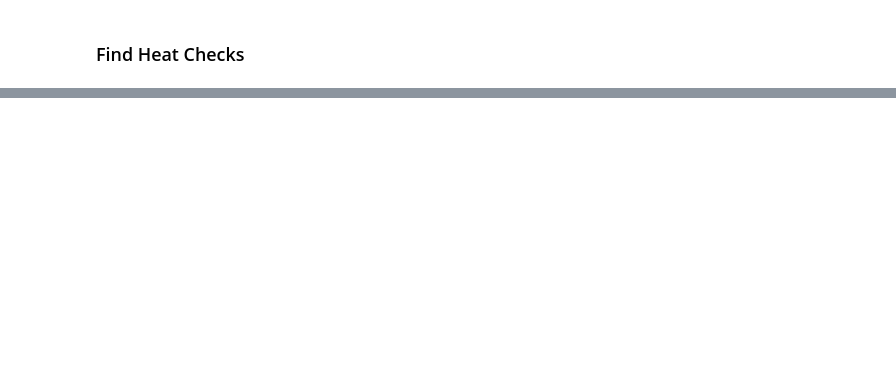
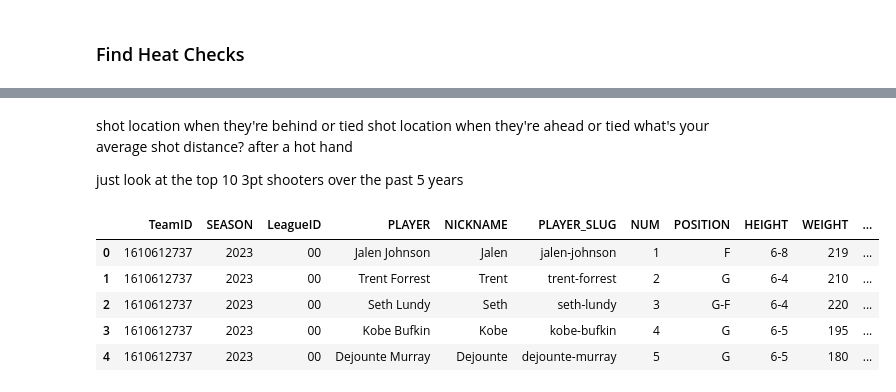
Before and after one commit to tyleryandt18/NBA-shotchart, a Jupyter notebook: src/shotchartSeason.ipynb, the cells around one changed output, grey strips where cells are left out. Cells and saved outputs as stored; diff of their text form; code cells hidden in the pictures; blank space fills up the shorter version.

```diff
--- a/src/shotchartSeason.ipynb
+++ b/src/shotchartSeason.ipynb
@@ -293,0 +314,30 @@ analysis.head(14)
+# %% [markdown]
+shot location when they're behind or tied
+shot location when they're ahead or tied
+what's your average shot distance? after a hot hand
+
+just look at the top 10 3pt shooters over the past 5 years
+# %%
+from nba_api.stats.endpoints import commonteamroster
+from nba_api.stats.static import teams
+
+nba_teams = teams.get_teams()
+team_rosters = pd.DataFrame()
+
+SEASON = 2023 # Change to your desired season
+
+for team in nba_teams:
+    team_id = team['id']
+    team_roster = commonteamroster.CommonTeamRoster(team_id = team_id, season=SEASON)
+    df = team_roster.get_data_frames()[0]
+    df['TEAM'] = team['full_name']
+    team_rosters = pd.concat([team_rosters, df], ignore_index=True)
+
+team_rosters.head()
+# %% [output]
+|  | TeamID | SEASON | LeagueID | PLAYER | NICKNAME | PLAYER_SLUG | NUM | POSITION | HEIGHT | WEIGHT | ... |
+| 0 | 1610612737 | 2023 | 00 | Jalen Johnson | Jalen | jalen-johnson | 1 | F | 6-8 | 219 | ... |
+| 1 | 1610612737 | 2023 | 00 | Trent Forrest | Trent | trent-forrest | 2 | G | 6-4 | 210 | ... |
+| 2 | 1610612737 | 2023 | 00 | Seth Lundy | Seth | seth-lundy | 3 | G-F | 6-4 | 220 | ... |
+| 3 | 1610612737 | 2023 | 00 | Kobe Bufkin | Kobe | kobe-bufkin | 4 | G | 6-5 | 195 | ... |
+| 4 | 1610612737 | 2023 | 00 | Dejounte Murray | Dejounte | dejounte-murray | 5 | G | 6-5 | 180 | ... |
```
Also changed, not shown: parts of 7 cells of this notebook, 3 other files.
